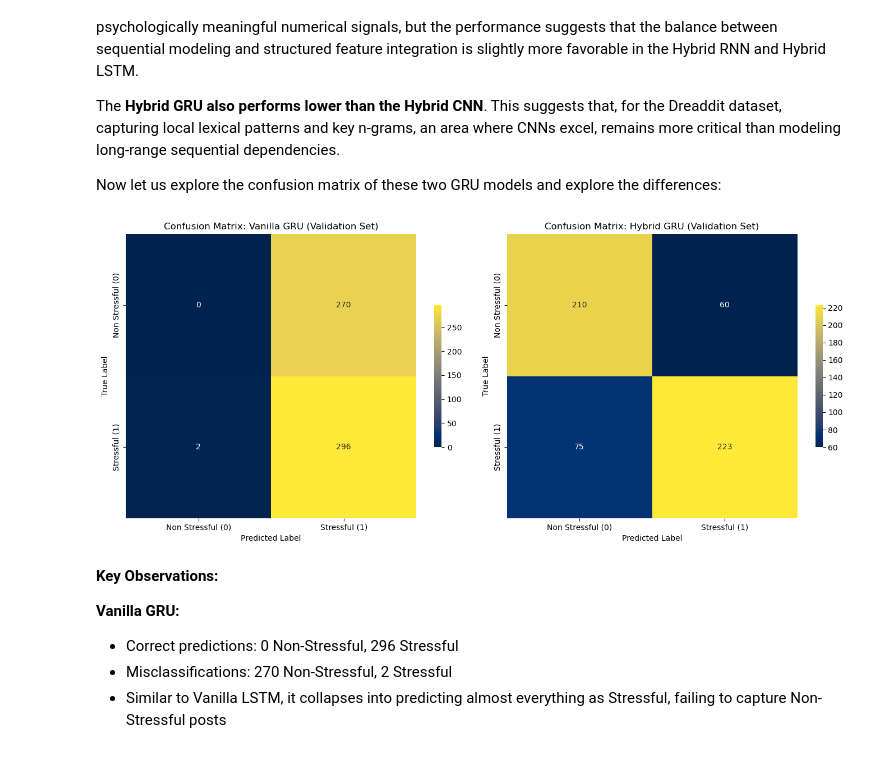
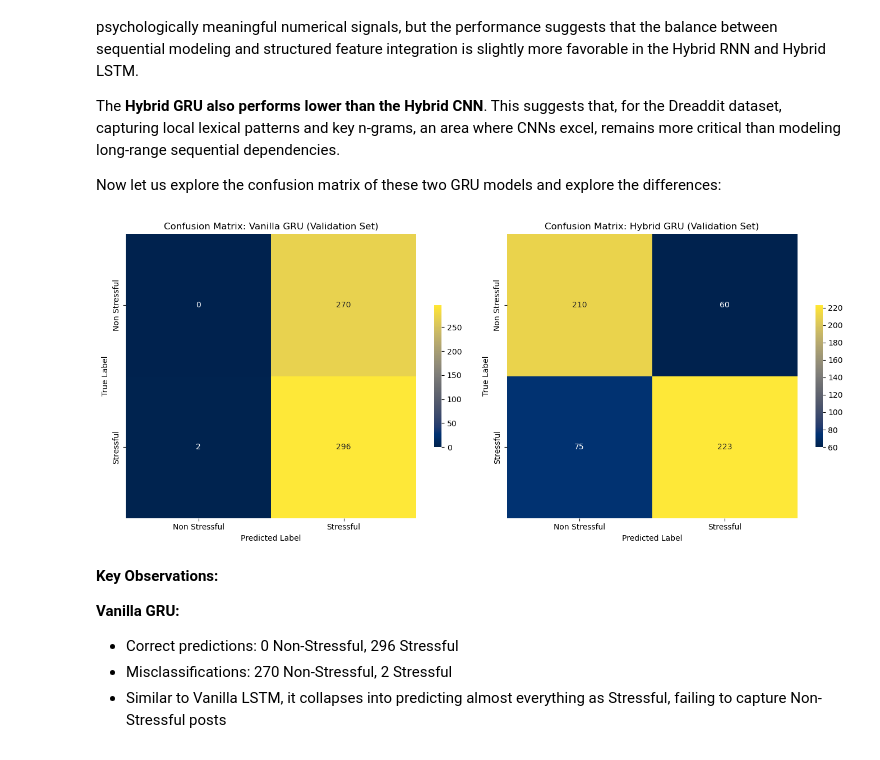
Before and after one commit to tadamaen/DSA4262, a Jupyter notebook: DSA4262 Individual Assignment 2/DSA4262 Individual Assignment 2.ipynb, the cells around one changed output. Drawn from its saved outputs; the diff is of its cells as text; code cells hidden in the pictures.

```diff
--- a/DSA4262 Individual Assignment 2/DSA4262 Individual Assignment 2.ipynb
+++ b/DSA4262 Individual Assignment 2/DSA4262 Individual Assignment 2.ipynb
@@ -2673,18 +2675,3 @@ preprocessor = ColumnTransformer(
 
 We will proceed to standardize all continuous numeric features using z-score normalization (StandardScaler). Logistic regression is sensitive to feature magnitude. Scaling ensures coefficients are comparable and regularization is applied fairly. One-hot encoded variables are not scaled, as they are already binary.
 This step improves numerical stability and coefficient interpretability.
-# %%
-from sklearn.preprocessing import StandardScaler
-
-# Apply Feature Scaling to the numeric features
-preprocessor = ColumnTransformer(
-    transformers=[
-        # One-hot encode Subcategory
-        ('cat', OneHotEncoder(drop='first', handle_unknown='ignore'),
-         categorical_features),
-        # Ordinal encode Sentence Range
-        ('ord', OrdinalEncoder(categories=sentence_range_order),
-         ordinal_features),
-        # Scale numeric features
-        ('num', StandardScaler(),
-         numeric_features)])
@@ -5434,26 +5430,26 @@ y_val_labels_hybrid_gru, y_val_pred_hybrid_gru = get_hybrid_predictions_gru(mode
 # %%
 # Compute confusion matrices
 cm_vanilla_gru = confusion_matrix(y_val_labels_vanilla_gru, y_val_pred_vanilla_gru)
 cm_hybrid_gru = confusion_matrix(y_val_labels_hybrid_gru, y_val_pred_hybrid_gru)
 
 cms = [cm_vanilla_gru, cm_hybrid_gru]
 titles = ['Vanilla GRU', 'Hybrid GRU']
-class_names = ['Non Stressful (0)', 'Stressful (1)']
+class_names = ['Non Stressful', 'Stressful']
 
 # Plot confusion matrices
 fig, axes = plt.subplots(1, 2, figsize=(14, 6))
 for ax, cm, title in zip(axes, cms, titles):
     sns.heatmap(cm, annot=True, fmt='d', ax=ax, cmap='cividis',
                 xticklabels=class_names, yticklabels=class_names,
                 cbar=True, cbar_kws={'shrink':0.5})
     ax.set_xlabel('Predicted Label')
     ax.set_ylabel('True Label')
     ax.set_title(f'Confusion Matrix: {title} (Validation Set)')
 
 plt.tight_layout()
 plt.show()
 # %% [output]
-[figure, old version]
+[figure, new version]
 # %% [markdown]
 **Key Observations:**
 
```
Also changed, not shown: parts of 35 cells of this notebook.
